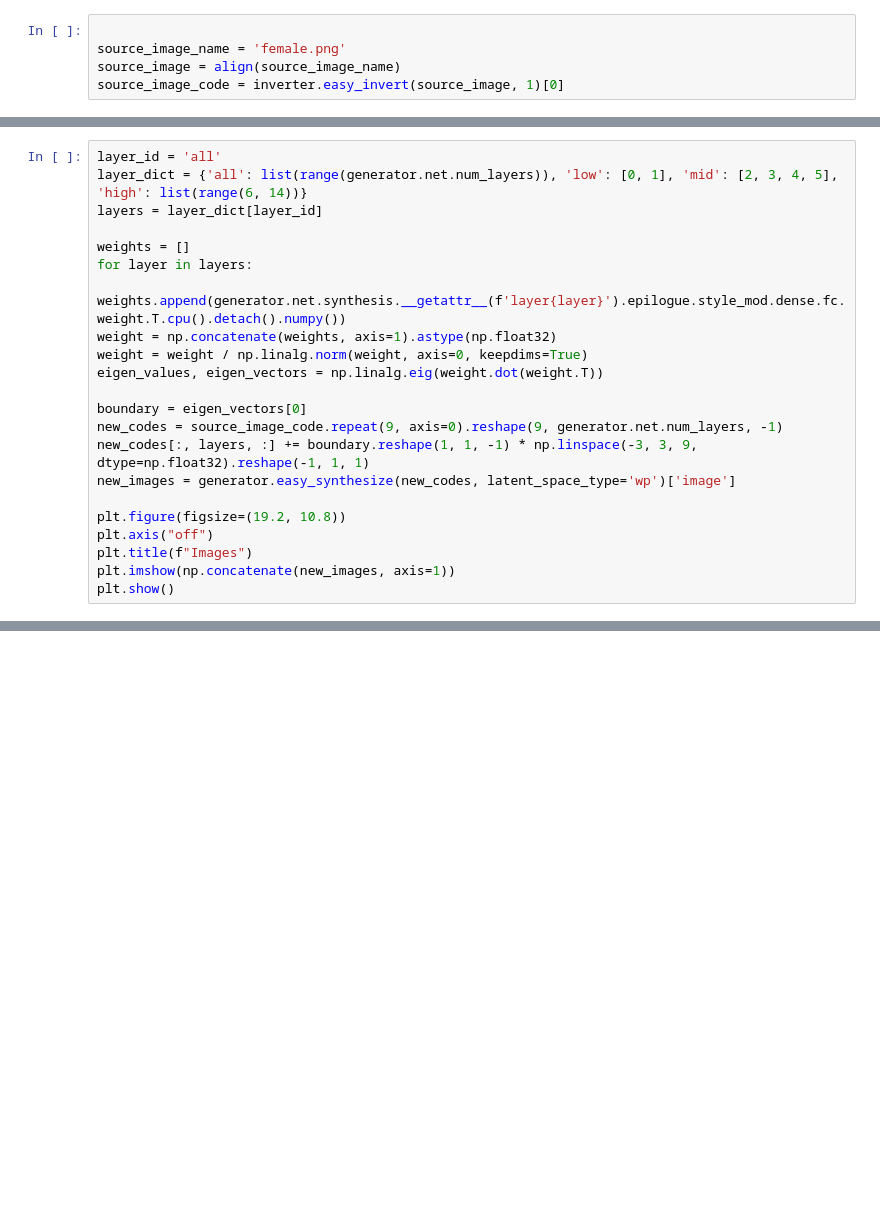
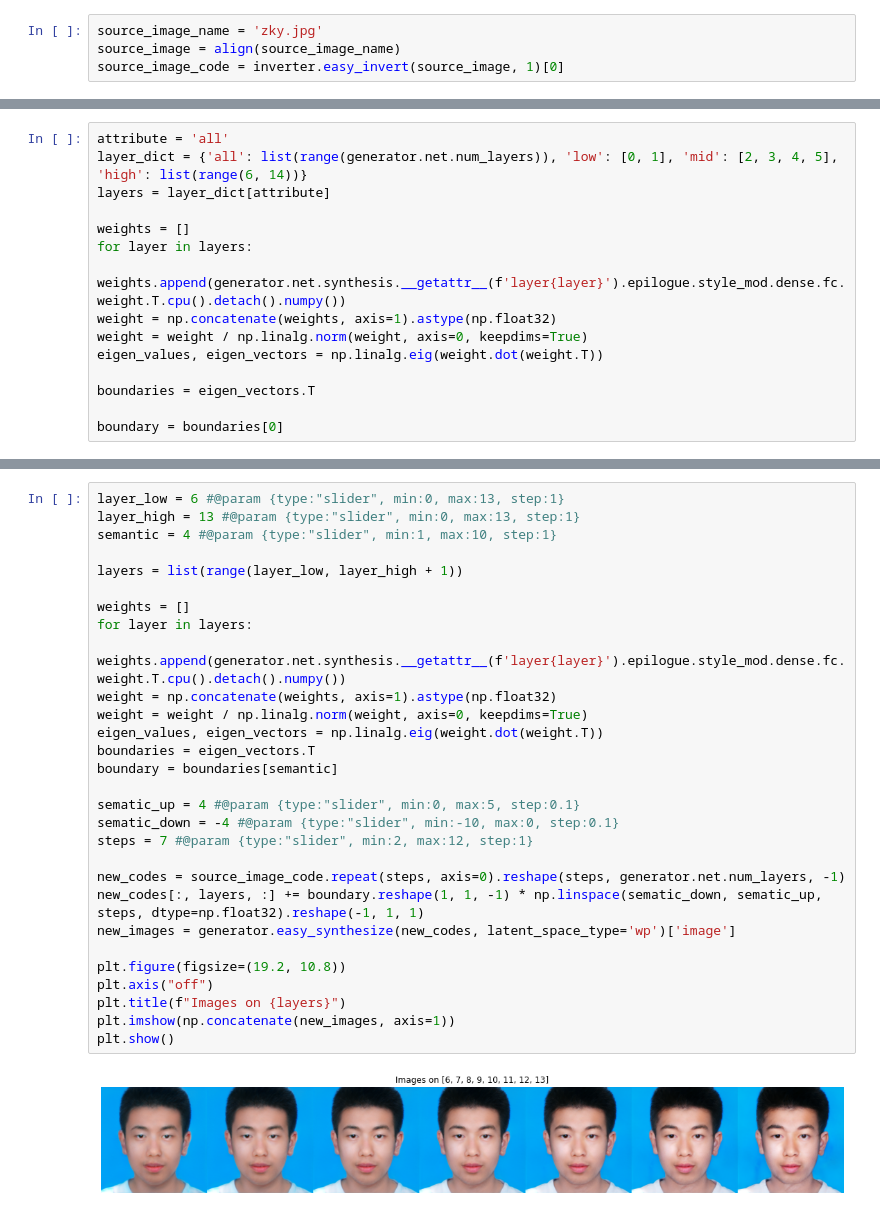
Before and after one commit to MrLishu/idinvert_pytorch, a Jupyter notebook: docs/mynote.ipynb, the cells around one changed output, grey strips where cells are left out. Saved outputs shown, nothing was run; the diff lists cells and outputs as text; blank space fills up the shorter version.

```diff
--- a/docs/mynote.ipynb
+++ b/docs/mynote.ipynb
@@ -20,5 +50,4 @@ def align(image_name):
 # %%
-
-source_image_name = 'female.png'
+source_image_name = 'zky.jpg'
 source_image = align(source_image_name)
 source_image_code = inverter.easy_invert(source_image, 1)[0]
@@ -25,7 +58,7 @@ source_image_code = inverter.easy_invert(source_image, 1)[0]
 # %%
-layer_id = 'all'
+attribute = 'all'
 layer_dict = {'all': list(range(generator.net.num_layers)), 'low': [0, 1], 'mid': [2, 3, 4, 5], 'high': list(range(6, 14))}
-layers = layer_dict[layer_id]
+layers = layer_dict[attribute]
 
 weights = []
 for layer in layers:
@@ -34,13 +67,6 @@ weight = np.concatenate(weights, axis=1).astype(np.float32)
 weight = weight / np.linalg.norm(weight, axis=0, keepdims=True)
 eigen_values, eigen_vectors = np.linalg.eig(weight.dot(weight.T))
 
-boundary = eigen_vectors[0]
-new_codes = source_image_code.repeat(9, axis=0).reshape(9, generator.net.num_layers, -1)
-new_codes[:, layers, :] += boundary.reshape(1, 1, -1) * np.linspace(-3, 3, 9, dtype=np.float32).reshape(-1, 1, 1)
-new_images = generator.easy_synthesize(new_codes, latent_space_type='wp')['image']
+boundaries = eigen_vectors.T
 
-plt.figure(figsize=(19.2, 10.8))
-plt.axis("off")
-plt.title(f"Images")
-plt.imshow(np.concatenate(new_images, axis=1))
-plt.show()
+boundary = boundaries[0]
@@ -46,0 +131,31 @@ plt.show()
+# %%
+layer_low = 6 #@param {type:"slider", min:0, max:13, step:1}
+layer_high = 13 #@param {type:"slider", min:0, max:13, step:1}
+semantic = 4 #@param {type:"slider", min:1, max:10, step:1}
+
+layers = list(range(layer_low, layer_high + 1))
+
+weights = []
+for layer in layers:
+    weights.append(generator.net.synthesis.__getattr__(f'layer{layer}').epilogue.style_mod.dense.fc.weight.T.cpu().detach().numpy())
+weight = np.concatenate(weights, axis=1).astype(np.float32)
+weight = weight / np.linalg.norm(weight, axis=0, keepdims=True)
+eigen_values, eigen_vectors = np.linalg.eig(weight.dot(weight.T))
+boundaries = eigen_vectors.T
+boundary = boundaries[semantic]
+
+sematic_up = 4 #@param {type:"slider", min:0, max:5, step:0.1}
+sematic_down = -4 #@param {type:"slider", min:-10, max:0, step:0.1}
+steps = 7 #@param {type:"slider", min:2, max:12, step:1}
+
+new_codes = source_image_code.repeat(steps, axis=0).reshape(steps, generator.net.num_layers, -1)
+new_codes[:, layers, :] += boundary.reshape(1, 1, -1) * np.linspace(sematic_down, sematic_up, steps, dtype=np.float32).reshape(-1, 1, 1)
+new_images = generator.easy_synthesize(new_codes, latent_space_type='wp')['image']
+
+plt.figure(figsize=(19.2, 10.8))
+plt.axis("off")
+plt.title(f"Images on {layers}")
+plt.imshow(np.concatenate(new_images, axis=1))
+plt.show()
+# %% [output]
+[figure, added]
```
Also changed, not shown: parts of 9 cells of this notebook.
